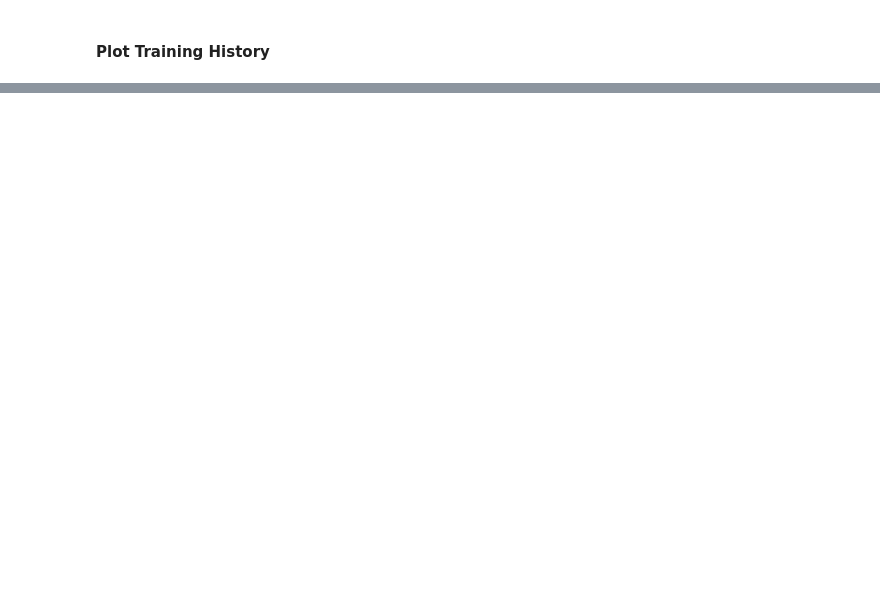
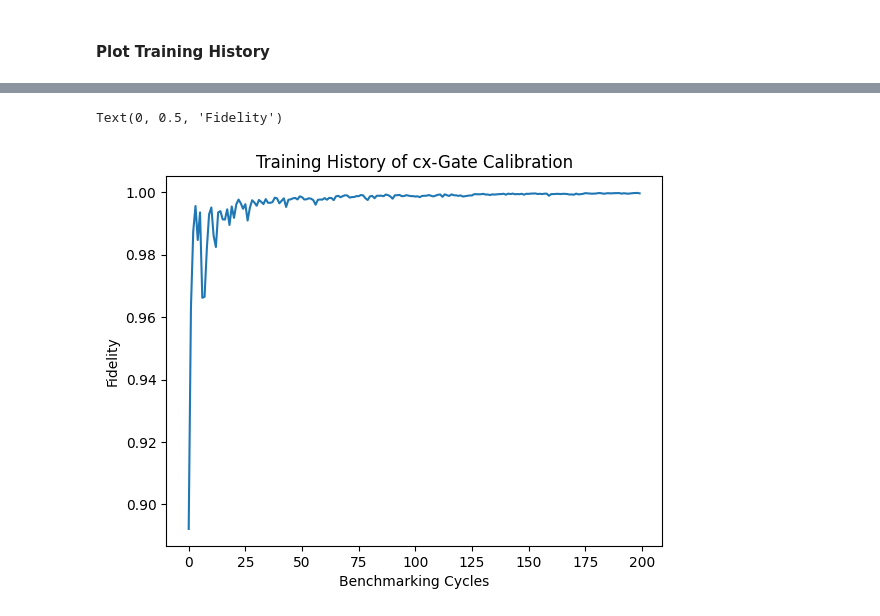
Before and after one commit to lukasvoss/Quantum_Optimal_Control, a Jupyter notebook: 00_AWS/02_gate_level/gate_calibration_SV1.ipynb, the cells around one changed output, grey strips where cells are left out. Drawn from its saved outputs; the diff is of its cells as text; code cells hidden in the pictures; blank space fills up the shorter version.

```diff
--- a/00_AWS/02_gate_level/gate_calibration_SV1.ipynb
+++ b/00_AWS/02_gate_level/gate_calibration_SV1.ipynb
@@ -121,0 +122,9 @@ Text(0, 0.5, 'Avg. Return')
+# %%
+fig, ax = plt.subplots()
+plt.plot(q_env.avg_fidelity_history)
+ax.set_title(f'Training History of {gate_name}-Gate Calibration')
+ax.set_xlabel('Benchmarking Cycles')
+ax.set_ylabel('Fidelity')
+# %% [output]
+Text(0, 0.5, 'Fidelity')
+[figure, added]
```
Also changed, not shown: parts of 5 cells of this notebook, 3 other files.
